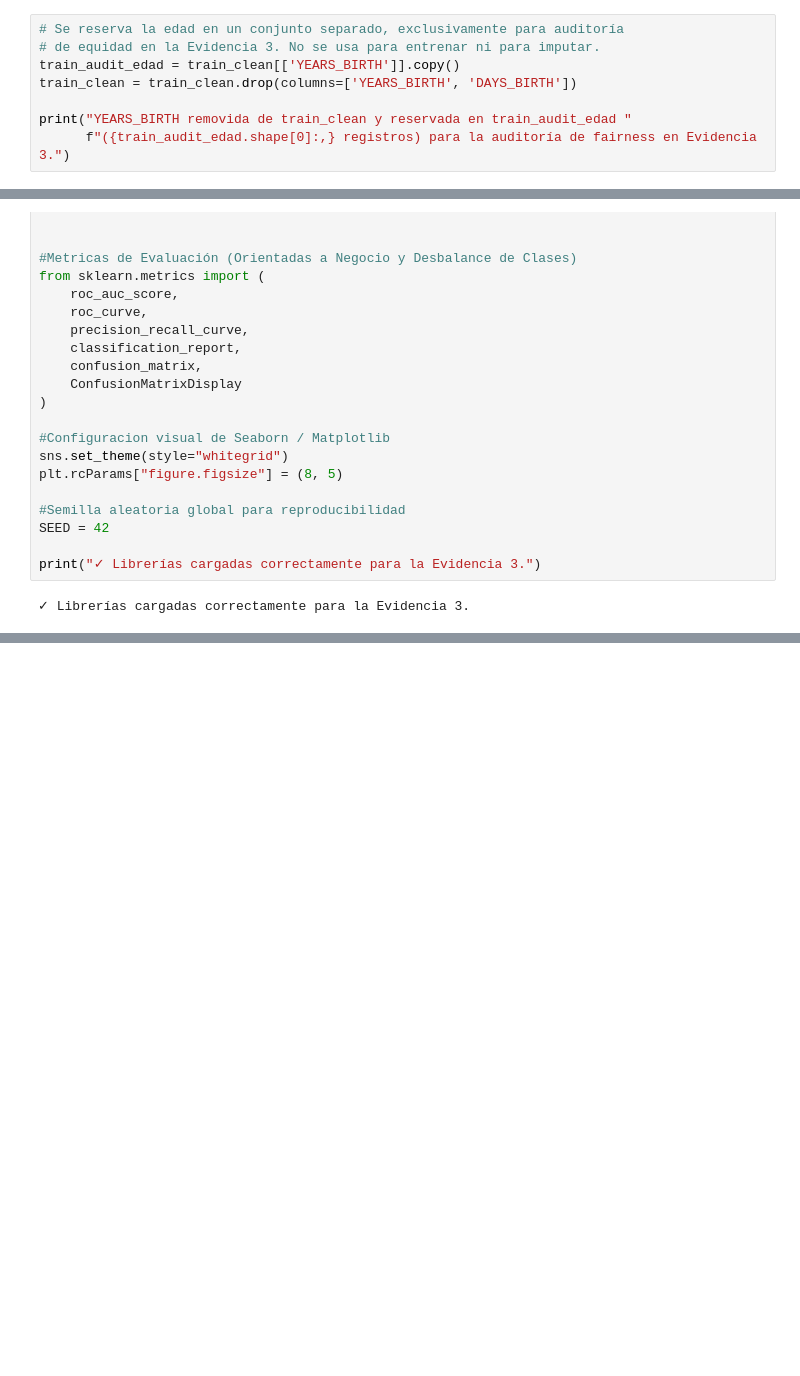
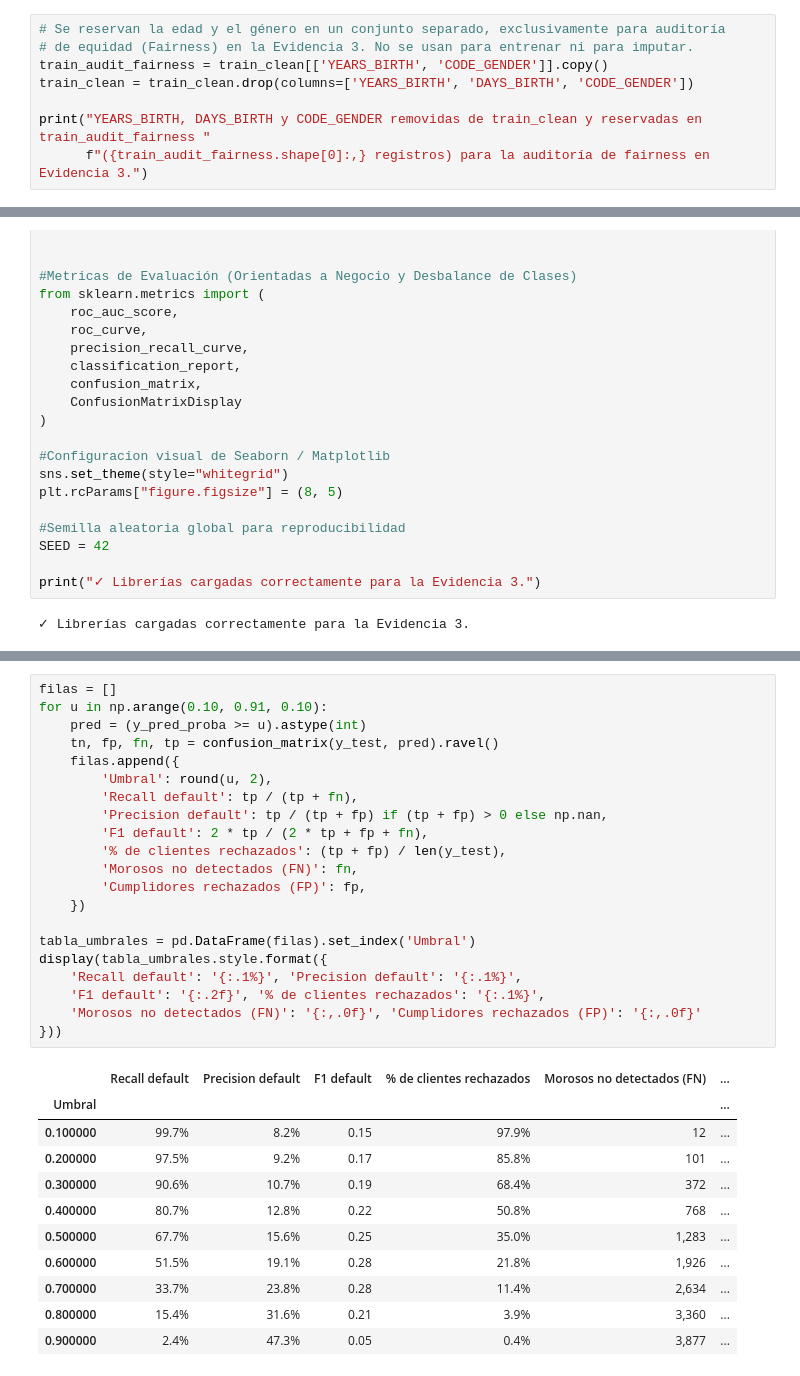
Before and after one commit to LuciaVerdu/Proyecto-Prediccion-de-incumplimiento-crediticio, a Jupyter notebook: Grupo_7_Modulo_Analista.ipynb, the cells around one changed output, grey strips where cells are left out. Drawn from its saved outputs; the diff is of its cells as text; blank space fills up the shorter version.

```diff
--- a/Grupo_7_Modulo_Analista.ipynb
+++ b/Grupo_7_Modulo_Analista.ipynb
@@ -2077,11 +2092,11 @@ solicitante y no en atributos demográficos.
 'YEARS_BIRTH'no se descarta del proyecto: **se separa en un conjunto aparte ('train_audit_edad'),** excluida también de cualquier paso de imputación posterior (sección 5.8) para evitar que su influencia se filtre de forma indirecta a través de otra variable. Esta reserva es una preparación para la Evidencia 3, donde se plantea evaluar si el modelo, aun sin haber "visto" la edad durante el entrenamiento, termina produciendo predicciones sistemáticamente distintas entre clientes jóvenes y adultos.
 La exclusión alcanza también a `DAYS_BIRTH`, la misma edad expresada en días (de la que se construyó `YEARS_BIRTH` en 5.1): conservarla habría dejado la edad dentro del modelo por otra vía.
 # %%
-# Se reserva la edad en un conjunto separado, exclusivamente para auditoría
-# de equidad en la Evidencia 3. No se usa para entrenar ni para imputar.
-train_audit_edad = train_clean[['YEARS_BIRTH']].copy()
-train_clean = train_clean.drop(columns=['YEARS_BIRTH', 'DAYS_BIRTH'])
+# Se reservan la edad y el género en un conjunto separado, exclusivamente para auditoría
+# de equidad (Fairness) en la Evidencia 3. No se usan para entrenar ni para imputar.
+train_audit_fairness = train_clean[['YEARS_BIRTH', 'CODE_GENDER']].copy()
+train_clean = train_clean.drop(columns=['YEARS_BIRTH', 'DAYS_BIRTH', 'CODE_GENDER'])
 
-print("YEARS_BIRTH removida de train_clean y reservada en train_audit_edad "
-      f"({train_audit_edad.shape[0]:,} registros) para la auditoría de fairness en Evidencia 3.")
+print("YEARS_BIRTH, DAYS_BIRTH y CODE_GENDER removidas de train_clean y reservadas en train_audit_fairness "
+      f"({train_audit_fairness.shape[0]:,} registros) para la auditoría de fairness en Evidencia 3.")
 # %% [output]
@@ -3005,0 +2940,33 @@ Realizar auditorías periódicas de equidad en las variables demográficas para
+# %%
+filas = []
+for u in np.arange(0.10, 0.91, 0.10):
+    pred = (y_pred_proba >= u).astype(int)
+    tn, fp, fn, tp = confusion_matrix(y_test, pred).ravel()
+    filas.append({
+        'Umbral': round(u, 2),
+        'Recall default': tp / (tp + fn),
+        'Precision default': tp / (tp + fp) if (tp + fp) > 0 else np.nan,
+        'F1 default': 2 * tp / (2 * tp + fp + fn),
+        '% de clientes rechazados': (tp + fp) / len(y_test),
+        'Morosos no detectados (FN)': fn,
+        'Cumplidores rechazados (FP)': fp,
+    })
+
+tabla_umbrales = pd.DataFrame(filas).set_index('Umbral')
+display(tabla_umbrales.style.format({
+    'Recall default': '{:.1%}', 'Precision default': '{:.1%}',
+    'F1 default': '{:.2f}', '% de clientes rechazados': '{:.1%}',
+    'Morosos no detectados (FN)': '{:,.0f}', 'Cumplidores rechazados (FP)': '{:,.0f}'
+}))
+# %% [output]
+|  | Recall default | Precision default | F1 default | % de clientes rechazados | Morosos no detectados (FN) | ... |
+| Umbral |  |  |  |  |  | ... |
+| 0.100000 | 99.7% | 8.2% | 0.15 | 97.9% | 12 | ... |
+| 0.200000 | 97.5% | 9.2% | 0.17 | 85.8% | 101 | ... |
+| 0.300000 | 90.6% | 10.7% | 0.19 | 68.4% | 372 | ... |
+| 0.400000 | 80.7% | 12.8% | 0.22 | 50.8% | 768 | ... |
+| 0.500000 | 67.7% | 15.6% | 0.25 | 35.0% | 1,283 | ... |
+| 0.600000 | 51.5% | 19.1% | 0.28 | 21.8% | 1,926 | ... |
+| 0.700000 | 33.7% | 23.8% | 0.28 | 11.4% | 2,634 | ... |
+| 0.800000 | 15.4% | 31.6% | 0.21 | 3.9% | 3,360 | ... |
+| 0.900000 | 2.4% | 47.3% | 0.05 | 0.4% | 3,877 | ... |
```
Also changed, not shown: parts of 67 cells of this notebook.
